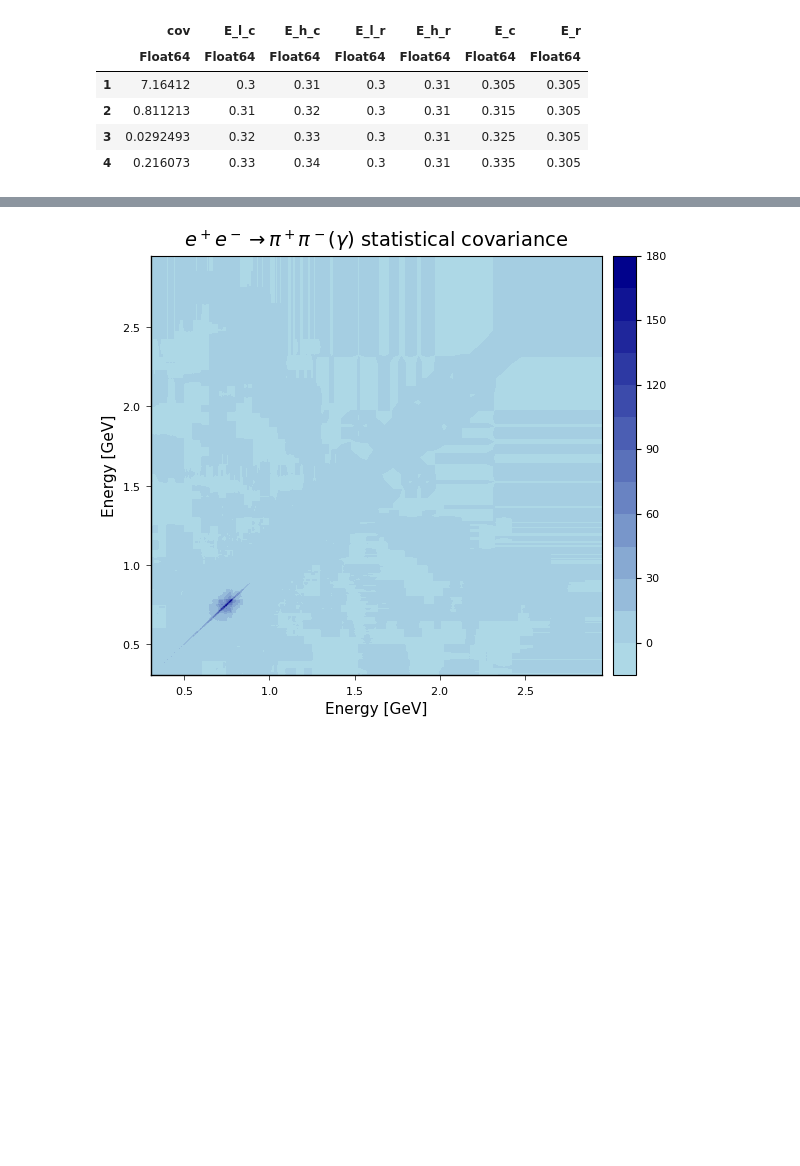
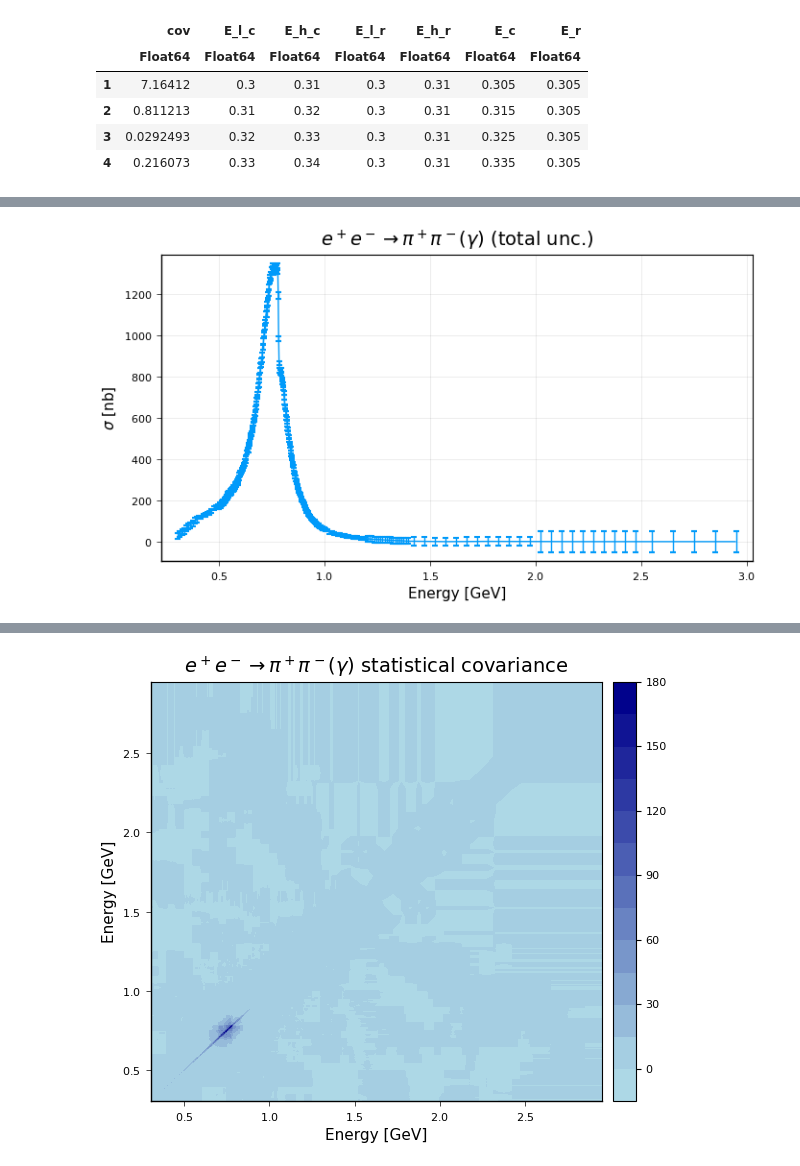
Before and after one commit to precision-sm/precision-sm.github.io, a Jupyter notebook: posts/strong-2020-jun20.ipynb, the cells around one changed output, grey strips where cells are left out. Cells and saved outputs as stored; diff of their text form; code cells hidden in the pictures; blank space fills up the shorter version.

Commit message:
Nikola auto commit.
Nikola version: 8.1.0

```diff
--- a/posts/strong-2020-jun20.ipynb
+++ b/posts/strong-2020-jun20.ipynb
@@ -362,3 +431,21 @@ pl1 = @df df plot(
+# %%
+##
+## plot cross-section vs. energy (total unc.)
+##
+pl1tot = @df df plot(
+  :E,
+  :sigma_val,
+  yerror=:sigma_unc,
+  title=L"$e^+e^- \rightarrow \pi^+\pi^-(\gamma)$ (total unc.)",
+  xlabel="Energy [GeV]",
+  ylabel=L"$\sigma$ [nb]",
+  markerstrokecolor = :auto,
+  legend = false
+)
+## savefig(pl1tot, "plot.pdf")
+## display(pl1tot)
+# %% [output]
+[figure, added]
 # %%
 ##
 ## plot cross-section vs. energy around rho / omega interference
```
Also changed, not shown: parts of 11 cells of this notebook.
